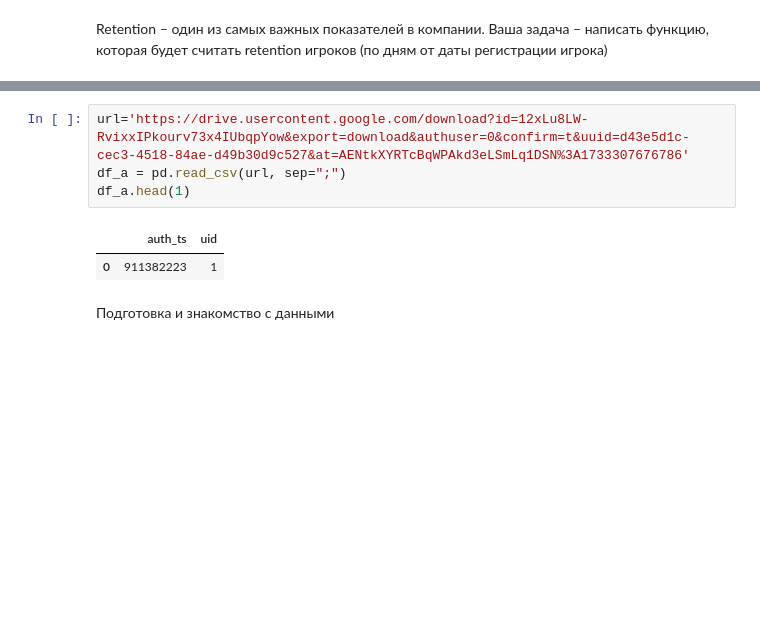
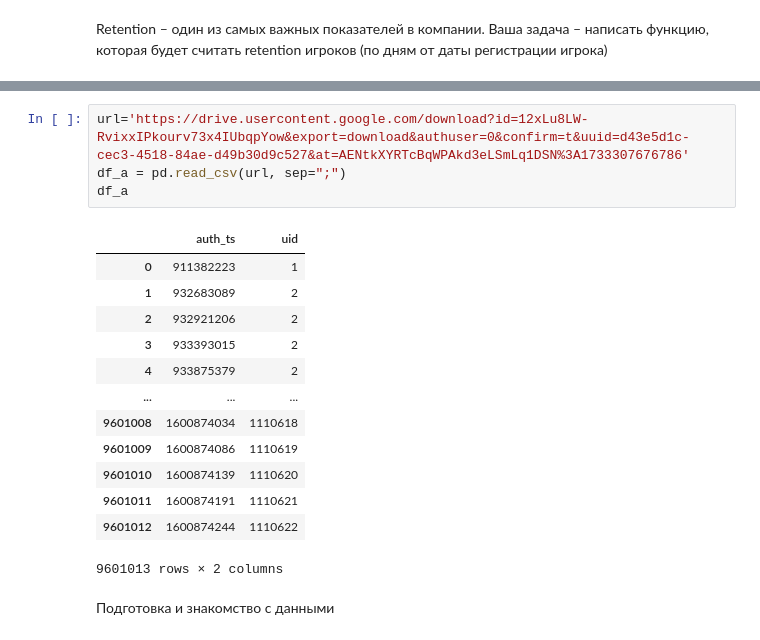
Before and after one commit to sortvalues/my_rep_01, a Jupyter notebook: Projects/karpov_cources_final_project.ipynb, the cells around one changed output, grey strips where cells are left out. Drawn from its saved outputs; the diff is of its cells as text; blank space fills up the shorter version.

```diff
--- a/Projects/karpov_cources_final_project.ipynb
+++ b/Projects/karpov_cources_final_project.ipynb
@@ -31,10 +43,21 @@ df_r.head(1)
 # %%
 url='https://drive.usercontent.google.com/download?id=12xLu8LW-RvixxIPkourv73x4IUbqpYow&export=download&authuser=0&confirm=t&uuid=d43e5d1c-cec3-4518-84ae-d49b30d9c527&at=AENtkXYRTcBqWPAkd3eLSmLq1DSN%3A1733307676786'
 df_a = pd.read_csv(url, sep=";")
-df_a.head(1)
+df_a
 # %% [output]
 |  | auth_ts | uid |
 | 0 | 911382223 | 1 |
+| 1 | 932683089 | 2 |
+| 2 | 932921206 | 2 |
+| 3 | 933393015 | 2 |
+| 4 | 933875379 | 2 |
+| ... | ... | ... |
+| 9601008 | 1600874034 | 1110618 |
+| 9601009 | 1600874086 | 1110619 |
+| 9601010 | 1600874139 | 1110620 |
+| 9601011 | 1600874191 | 1110621 |
+| 9601012 | 1600874244 | 1110622 |
+9601013 rows × 2 columns
 # %% [markdown]
 Подготовка и знакомство с данными
 # %%
```
Also changed, not shown: parts of 66 cells of this notebook, 4 other files.
